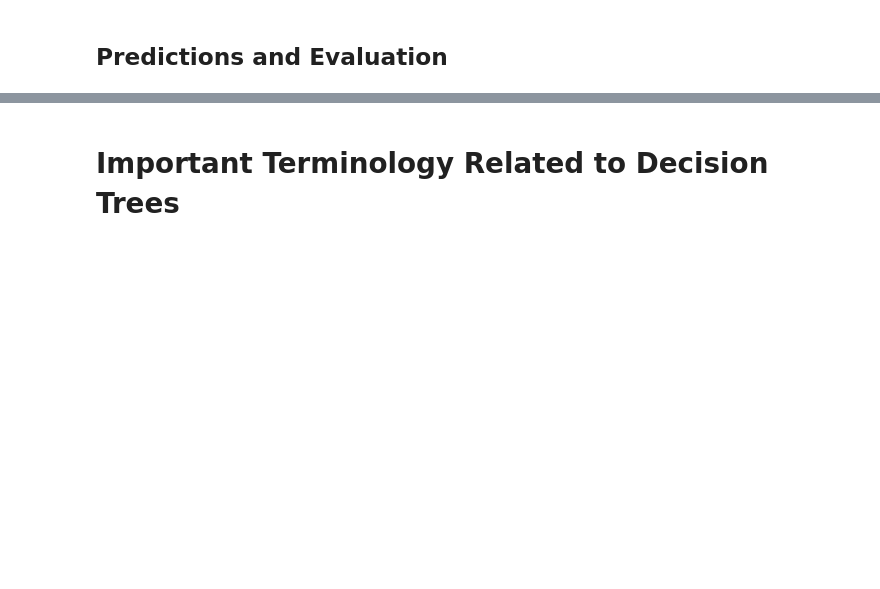
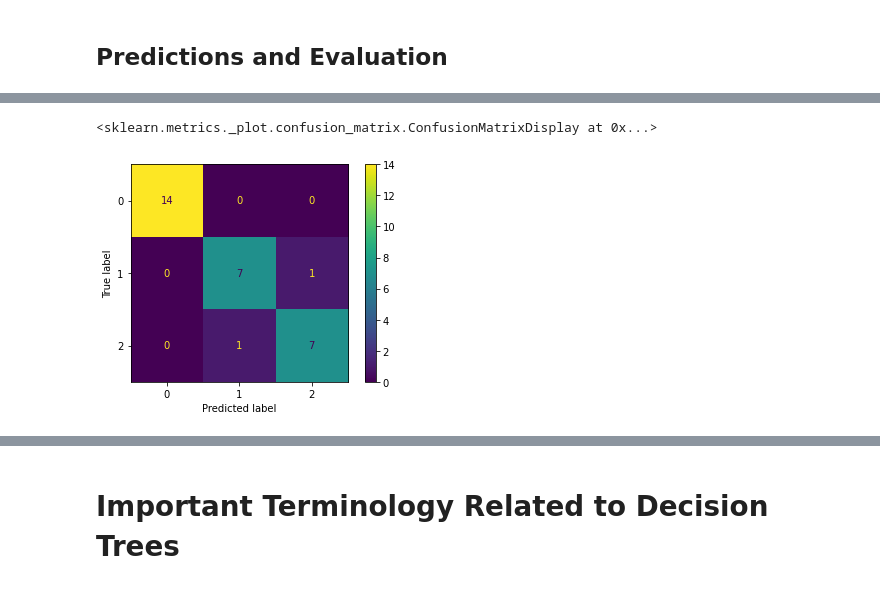
Before and after one commit to flatiron-school/DS-Deloitte-1003-c3, a Jupyter notebook: Lectures/Decision-Trees/decision_tree_modeling.ipynb, the cells around one changed output, grey strips where cells are left out. Cells and saved outputs as stored; diff of their text form; code cells hidden in the pictures; blank space fills up the shorter version.

Commit message:
2022-11-18 lecture about decision trees and how it classifies data

```diff
--- a/Lectures/Decision-Trees/decision_tree_modeling.ipynb
+++ b/Lectures/Decision-Trees/decision_tree_modeling.ipynb
@@ -139,6 +142,6 @@ X = iris.data[:, 2:]
 y = iris.target
 
 #Perform our train-test split. Fill in the code here.
-
+X_train, X_test, y_train, y_test = train_test_split(X, y, test_size=0.2, random_state=2)
 
 X_train.shape, X_test.shape
@@ -154,4 +181,5 @@ X[-10:, :]
 > Check out the [DecisionTreeClassifier](https://scikit-learn.org/stable/modules/generated/sklearn.tree.DecisionTreeClassifier.html) documentation
 # %%
 #Instantiate and fit our Decision Tree Classifier. Fill in code here.
-tree_clf =
+tree_clf = DecisionTreeClassifier(max_depth=2, random_state=42)
+tree_clf.fit(X_train, y_train)
@@ -166,5 +198,9 @@ print("Accuracy: {0}".format(acc))
 # %%
 #Confusion Matrix. Fill in code here.
+plot_confusion_matrix(tree_clf, X_test, y_test)
+# %% [output]
+<sklearn.metrics._plot.confusion_matrix.ConfusionMatrixDisplay at 0x...>
+[figure, added]
 # %%
 f, ax = plt.subplots(figsize=(10, 10))
 plot_tree(tree_clf, ax=ax);
```
Also changed, not shown: parts of 15 cells of this notebook.
